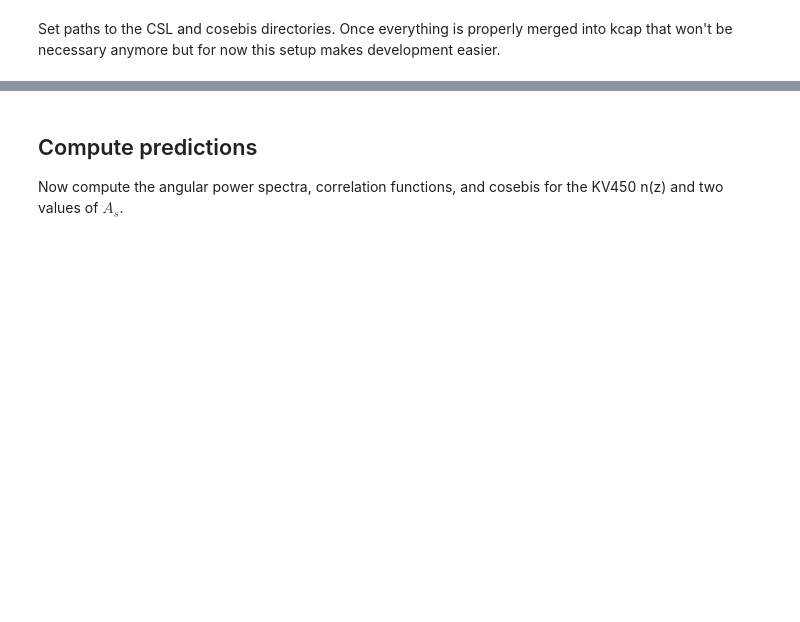
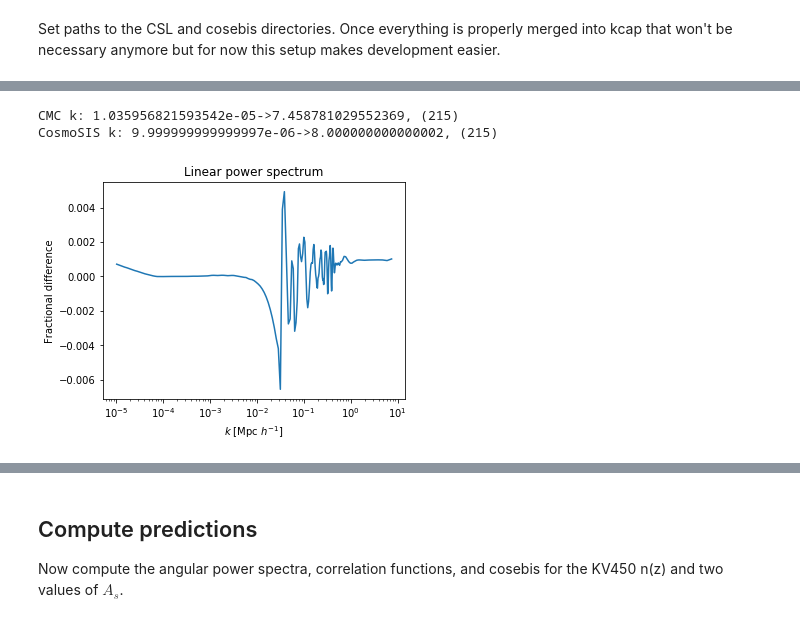
Before and after one commit to KiDS-WL/kcap, a Jupyter notebook: notebooks/kcap_module.ipynb, the cells around one changed output, grey strips where cells are left out. Drawn from its saved outputs; the diff is of its cells as text; code cells hidden in the pictures; blank space fills up the shorter version.

```diff
--- a/notebooks/kcap_module.ipynb
+++ b/notebooks/kcap_module.ipynb
@@ -26,0 +288,29 @@ cosebis_path = "../../cosebis/"
+# %%
+import scipy.interpolate
+
+z_cmc = np.loadtxt(os.path.join(boss_path, "../benchmark/z_p_k.txt"))
+k_cmc = np.exp(np.loadtxt(os.path.join(boss_path, "../benchmark/log_k_h.txt")))
+pk_cmc = np.exp(np.loadtxt(os.path.join(boss_path, "../benchmark/log_p_k.txt"))).T
+
+pk, k, z = twopoint.power_spectrum(kind="linear")
+
+def pk_intp(log_k_intp, z_intp):
+    return np.exp(scipy.interpolate.RectBivariateSpline(z, np.log(k), np.log(pk))(z_intp, log_k_intp, grid=True)).squeeze()
+
+# plt.loglog(k, pk[0])
+# plt.loglog(k_cmc, pk_cmc[0])
+# plt.xlim(1e-3,1)
+# plt.ylim(1e2,1e5)
+plt.semilogx(k_cmc, pk_intp(np.log(k_cmc), z_cmc[-1])/pk_cmc[-1]-1)
+plt.subplots_adjust(left=0.2)
+plt.xlabel(r"$k$ [Mpc $h^{-1}$]")
+plt.ylabel(f"Fractional difference")
+plt.title("Linear power spectrum")
+plt.savefig("../notebooks/p_lin_difference.png")
+
+print(f"CMC k: {k_cmc[0]}->{k_cmc[-1]}, ({len(k_cmc)})")
+print(f"CosmoSIS k: {k[0]}->{k[-1]}, ({len(k)})")
+# %% [output]
+CMC k: 1.035956821593542e-05->7.458781029552369, (215)
+CosmoSIS k: 9.999999999999997e-06->8.000000000000002, (215)
+[figure, added]
```
Also changed, not shown: parts of 14 cells of this notebook.
